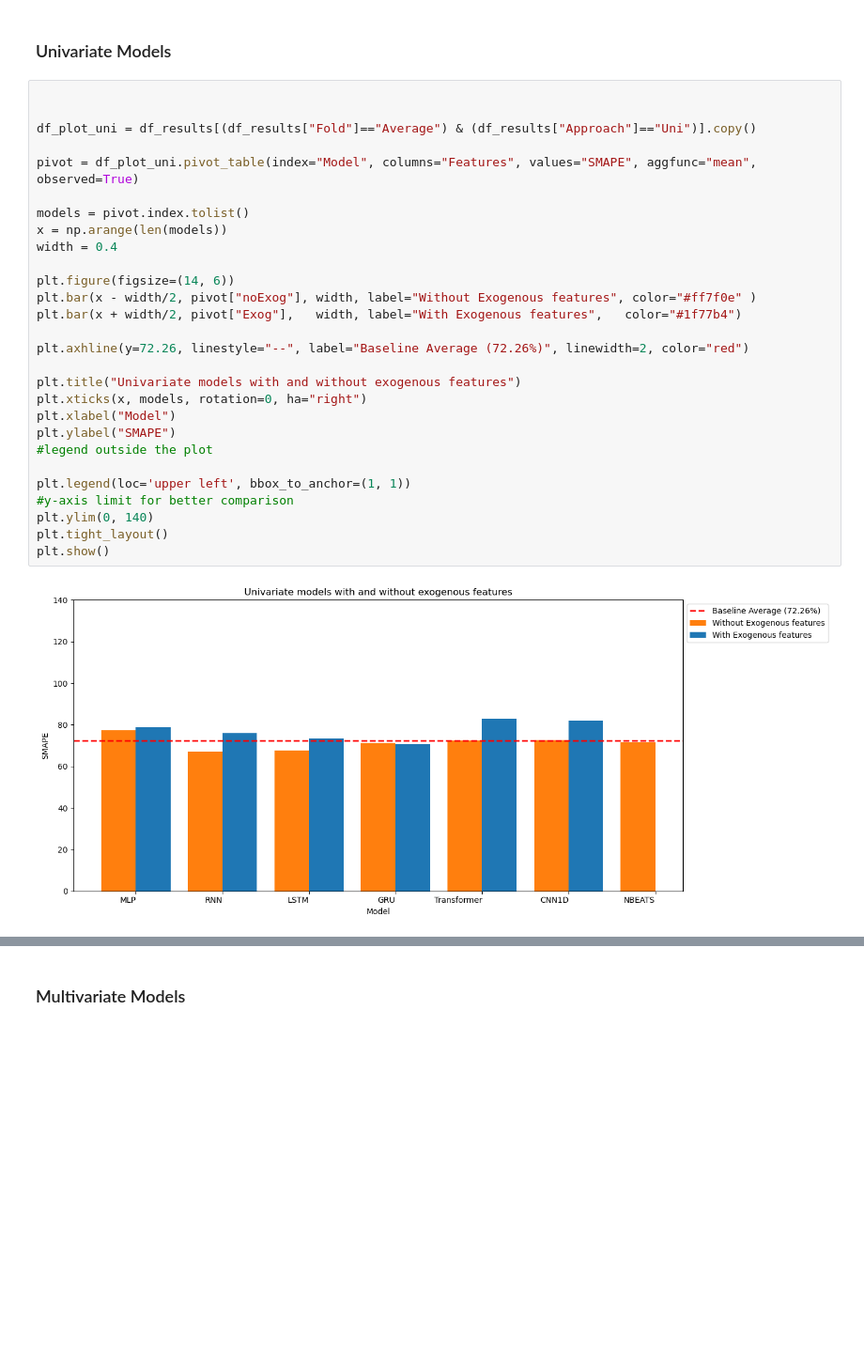
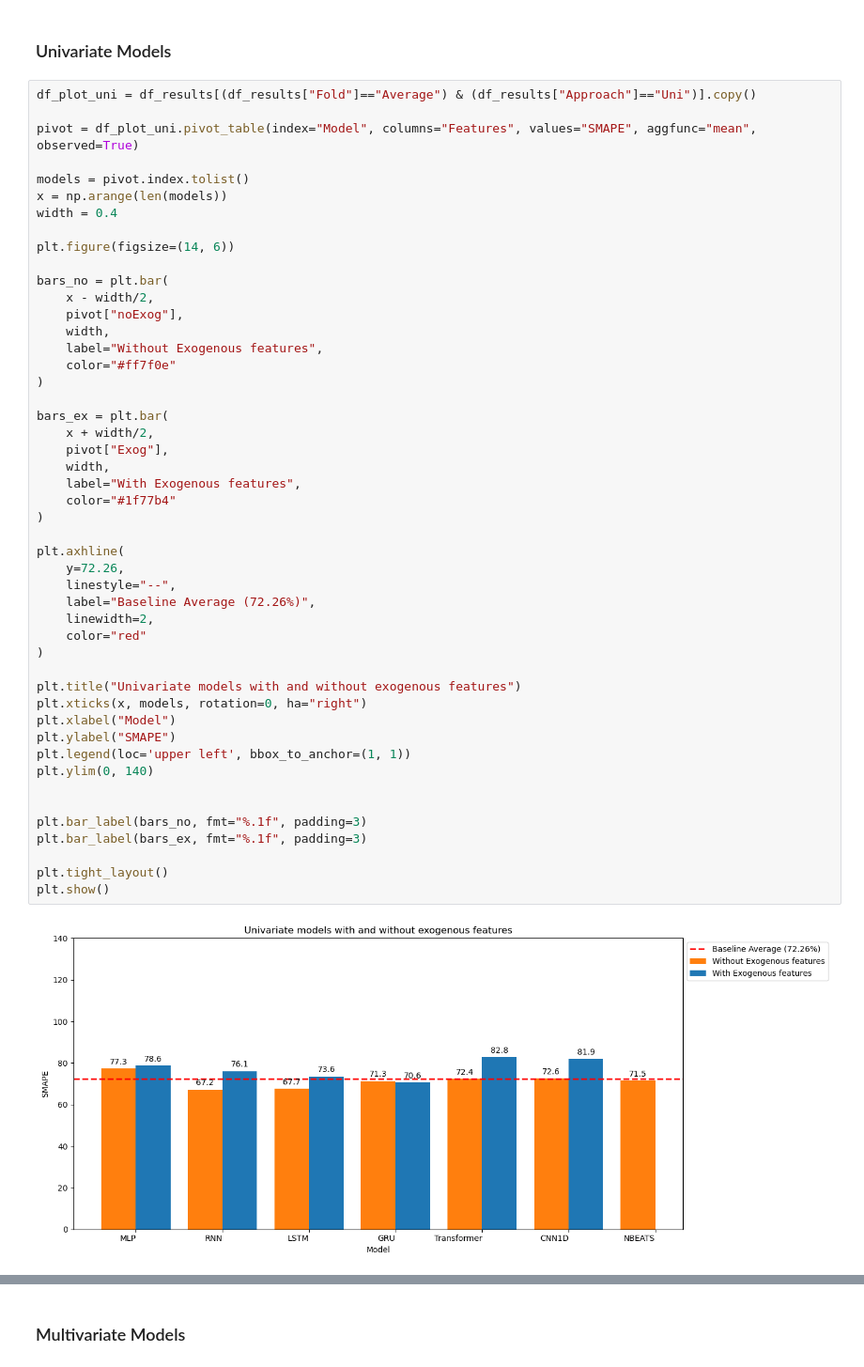
Before and after one commit to john2408/neural_networks_project_hdm, a Jupyter notebook: report/3_14_Model_Comparison.ipynb, the cells around one changed output, grey strips where cells are left out. Shown at 94% size. Saved outputs shown, nothing was run; the diff lists cells and outputs as text; blank space fills up the shorter version.

```diff
--- a/report/3_14_Model_Comparison.ipynb
+++ b/report/3_14_Model_Comparison.ipynb
@@ -16,32 +16,52 @@ df_results["Model"] = pd.Categorical(df_results["Model"], categories=model_order
 # %% [markdown]
 ### Univariate Models
 # %%
-
-
 df_plot_uni = df_results[(df_results["Fold"]=="Average") & (df_results["Approach"]=="Uni")].copy()
 
 pivot = df_plot_uni.pivot_table(index="Model", columns="Features", values="SMAPE", aggfunc="mean", observed=True)
 
 models = pivot.index.tolist()
 x = np.arange(len(models))
 width = 0.4
 
 plt.figure(figsize=(14, 6))
-plt.bar(x - width/2, pivot["noExog"], width, label="Without Exogenous features", color="#ff7f0e" )
-plt.bar(x + width/2, pivot["Exog"],   width, label="With Exogenous features",   color="#1f77b4")
 
-plt.axhline(y=72.26, linestyle="--", label="Baseline Average (72.26%)", linewidth=2, color="red")
+bars_no = plt.bar(
+    x - width/2,
+    pivot["noExog"],
+    width,
+    label="Without Exogenous features",
+    color="#ff7f0e"
+)
+
+bars_ex = plt.bar(
+    x + width/2,
+    pivot["Exog"],
+    width,
+    label="With Exogenous features",
+    color="#1f77b4"
+)
+
+plt.axhline(
+    y=72.26,
+    linestyle="--",
+    label="Baseline Average (72.26%)",
+    linewidth=2,
+    color="red"
+)
 
 plt.title("Univariate models with and without exogenous features")
 plt.xticks(x, models, rotation=0, ha="right")
 plt.xlabel("Model")
 plt.ylabel("SMAPE")
-#legend outside the plot
+plt.legend(loc='upper left', bbox_to_anchor=(1, 1))
+plt.ylim(0, 140)
 
-plt.legend(loc='upper left', bbox_to_anchor=(1, 1))
-#y-axis limit for better comparison
-plt.ylim(0, 140)
+
+plt.bar_label(bars_no, fmt="%.1f", padding=3)
+plt.bar_label(bars_ex, fmt="%.1f", padding=3)
+
 plt.tight_layout()
 plt.show()
 # %% [output]
-[figure, old version]
+[figure, new version]
```
Also changed, not shown: parts of 3 cells of this notebook.
